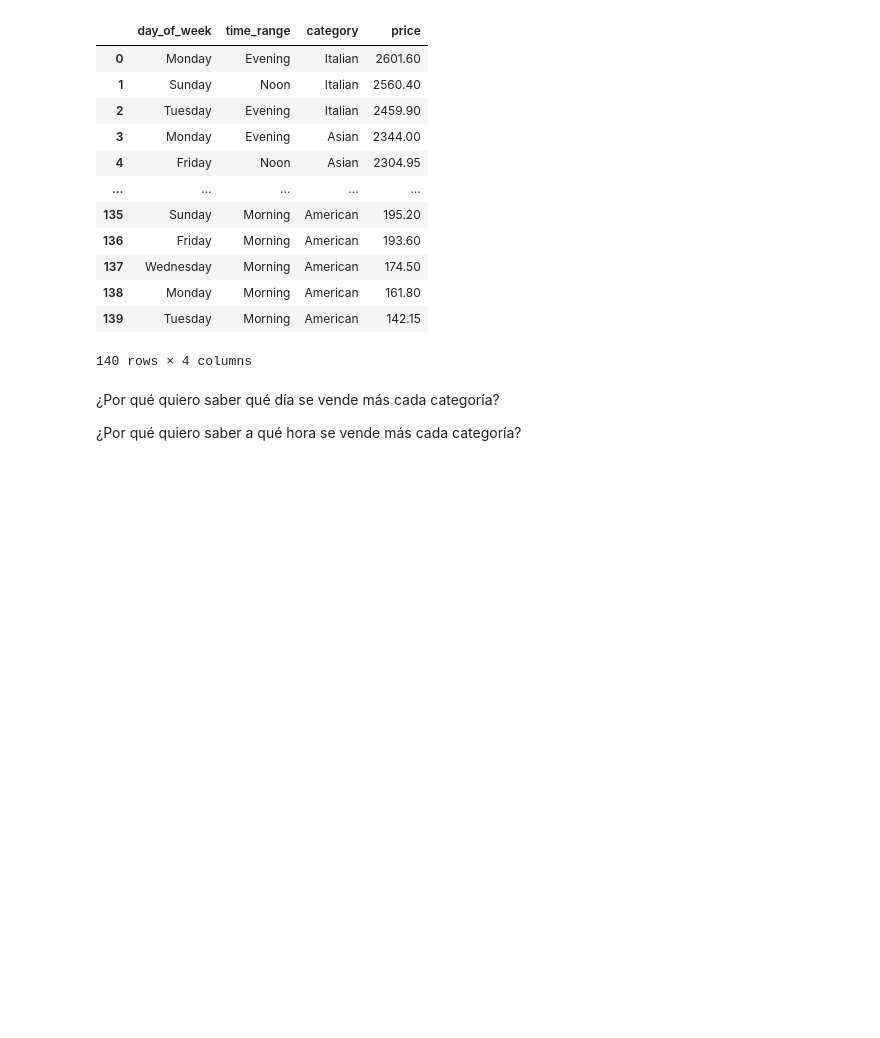
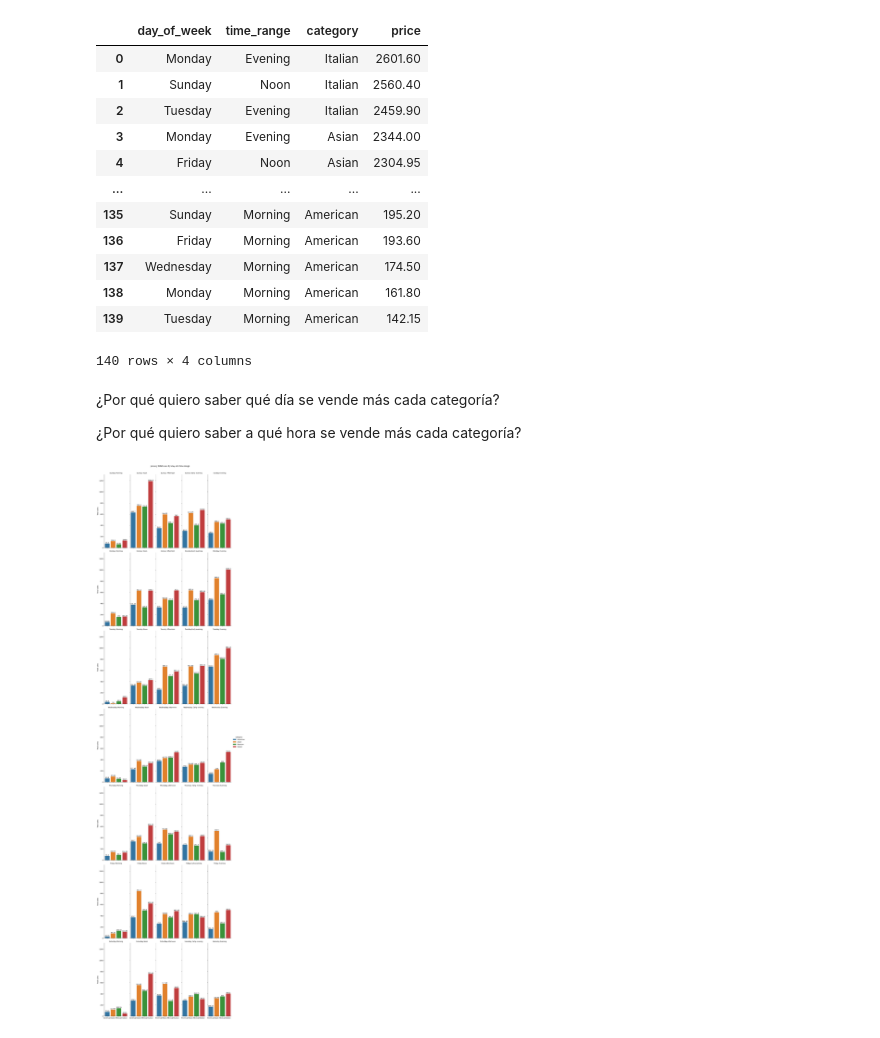
Before and after one commit to DAngello-Garcia/restaurant-menu-match, a Jupyter notebook: restaurant_menu_match/notebooks/restaurant.ipynb, the cells around one changed output. Drawn from its saved outputs; the diff is of its cells as text; code cells hidden in the pictures; blank space fills up the shorter version.

Commit message:
total sales by category by month by day by time range

```diff
--- a/restaurant_menu_match/notebooks/restaurant.ipynb
+++ b/restaurant_menu_match/notebooks/restaurant.ipynb
@@ -193,6 +248,8 @@ total_by_time_range_by_day.sort_values(by='price', ascending=False).reset_index(
 | 138 | Monday | Morning | American | 161.80 |
 | 139 | Tuesday | Morning | American | 142.15 |
 140 rows × 4 columns
+# %%
+union['month'] = union['order_datetime'].dt.month
 # %% [markdown]
 ¿Por qué quiero saber qué día se vende más cada categoría?
 
@@ -199,0 +262,4 @@ total_by_time_range_by_day.sort_values(by='price', ascending=False).reset_index(
+# %%
+enero = union[union['month'] == 1]
+febrero = union[union['month'] == 2]
+marzo = union[union['month'] == 3]
@@ -199,0 +270,29 @@ total_by_time_range_by_day.sort_values(by='price', ascending=False).reset_index(
+# %%
+g = sns.catplot(
+    data=enero,
+    x="category",
+    y="price",
+    col="time_range",
+    row='day_of_week',
+    hue='category',
+    kind="bar",
+    height=7,
+    aspect=.35,
+    estimator="sum",
+    errorbar=None,
+    legend=True
+)
+g.set_axis_labels("", "Total sales")
+g.set_xticklabels(list(enero.category.unique()))
+g.set_titles("{row_name} {col_name}")
+for ax in g.axes.ravel():
+    for c in ax.containers:
+        ax.bar_label(c, label_type='edge')
+    ax.margins(y=0.1)
+
+g.fig.suptitle('January total sales by day and time range', y=1.01)
+fig_name = f"january-{datetime.strftime(datetime.now(), format='%d-%m-%y-%H-%M')}"
+plt.savefig(fname=f'../figures/{fig_name}.png', format='png', dpi=300)
+plt.show()
+# %% [output]
+[figure, added]
```
Also changed, not shown: parts of 18 cells of this notebook, 3 other files.
